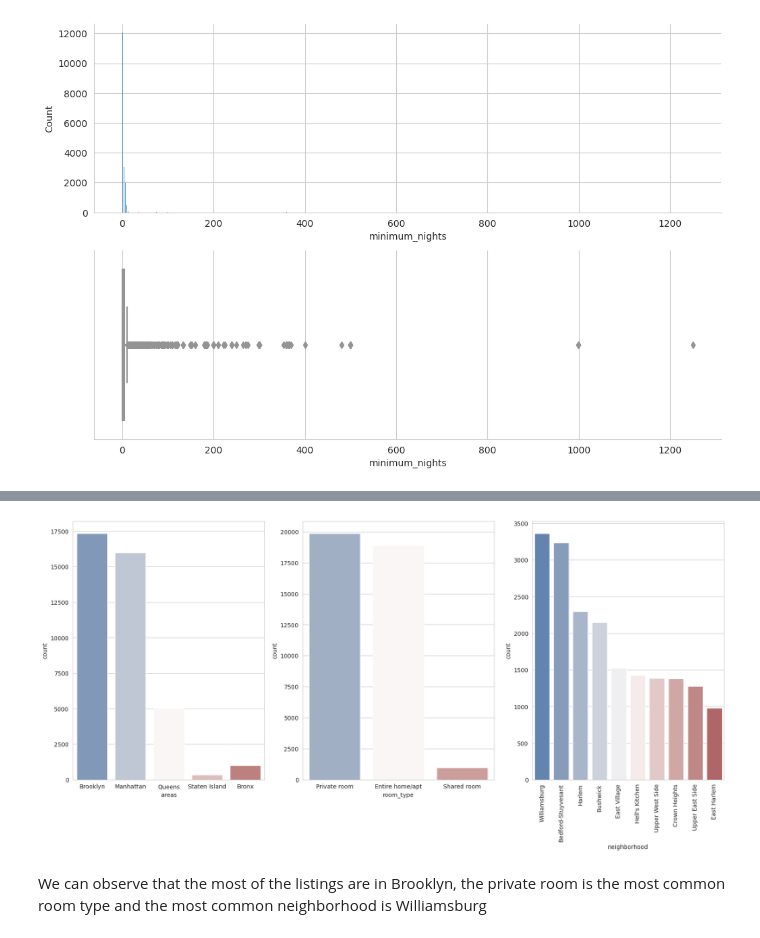
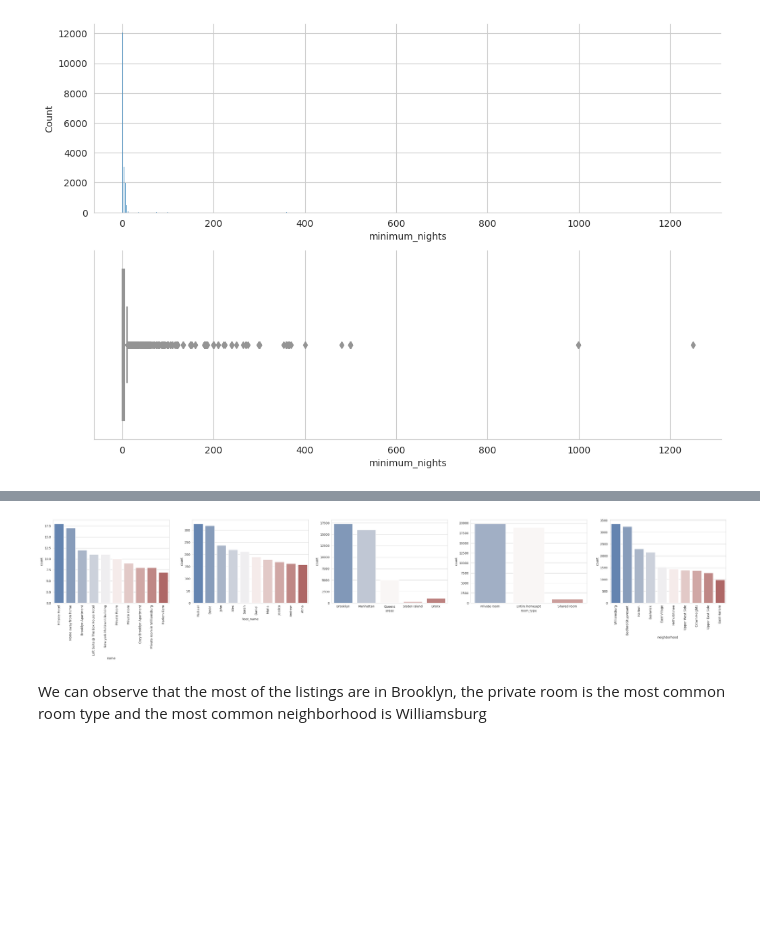
Before and after one commit to fevc08/new_york_city_airbnb_eda, a Jupyter notebook: src/explore.ipynb, the cells around one changed output, grey strips where cells are left out. Drawn from its saved outputs; the diff is of its cells as text; code cells hidden in the pictures; blank space fills up the shorter version.

```diff
--- a/src/explore.ipynb
+++ b/src/explore.ipynb
@@ -56,6 +54,6 @@ memory usage: 6.0+ MB
 We can see that there are 16 columns and 48,895 rows in the dataset. There are some missing values in the columns 'name', 'host_name', 'last_review' and 'reviews_per_month'. This dataset has 6 numerical columns and 10 categorical columns where the numerical columns are: 'id', 'host_id', 'latitude', 'longitude', 'price' and 'minimum_nights' and the categorical columns are: 'name', 'host_name', 'neighbourhood_group', 'neighbourhood', 'room_type', 'last_review', 'reviews_per_month', 'calculated_host_listings_count', 'availability_365'
 # %%
 # We need to drop the columns 'name', 'host_name', 'last_review' and 'reviews_per_month' because they are not relevant for our analysis
-df_airbnb_ny.drop(['name', 'host_name', 'last_review', 'reviews_per_month'], axis=1, inplace=True)
+df_airbnb_ny.drop(['id', 'host_id', 'last_review', 'reviews_per_month'], axis=1, inplace=True)
 df_airbnb_ny.head()
 # %% [output]
@@ -188,17 +186,21 @@ The lower limit is:  -5.0 and the upper limit is:  11.0
 # %%
 # Univariant analysis of the categorical variables
-fig, ax = plt.subplots(1, 3, figsize=(20, 8))
+fig, ax = plt.subplots(1, 5, figsize=(40, 5))
 
+# Countplot for 'name' top 10
+sns.countplot(data = df_airbnb_ny, x = 'name', ax=ax[0], palette='vlag', order=df_airbnb_ny['name'].value_counts().iloc[:10].index).set_xticklabels(ax[0].get_xticklabels(), rotation=90)
+# Countplot for 'host_name' top 10
+sns.countplot(data = df_airbnb_ny, x = 'host_name', ax=ax[1], palette='vlag', order=df_airbnb_ny['host_name'].value_counts().iloc[:10].index).set_xticklabels(ax[1].get_xticklabels(), rotation=90)
 # Countplot for 'areas'
-sns.countplot(data = df_airbnb_ny, x = 'areas', ax=ax[0], palette='vlag')
+sns.countplot(data = df_airbnb_ny, x = 'areas', ax=ax[2], palette='vlag')
 # Countplot for 'room_type'
-sns.countplot(data = df_airbnb_ny, x = 'room_type', ax=ax[1], palette='vlag')
-# Countplot for 'neighborhood'
-sns.countplot(data = df_airbnb_ny, x = 'neighborhood', ax=ax[2], palette='vlag', order=df_airbnb_ny['neighborhood'].value_counts().iloc[:10].index).set_xticklabels(ax[2].get_xticklabels(), rotation=90)
+sns.countplot(data = df_airbnb_ny, x = 'room_type', ax=ax[3], palette='vlag')
+# Countplot for 'neighborhood' top 10
+sns.countplot(data = df_airbnb_ny, x = 'neighborhood', ax=ax[4], palette='vlag', order=df_airbnb_ny['neighborhood'].value_counts().iloc[:10].index).set_xticklabels(ax[4].get_xticklabels(), rotation=90)
 
 plt.show()
 # %% [output]
-[figure, old version]
+[figure, new version]
 # %% [markdown]
 We can observe that the most of the listings are in Brooklyn, the private room is the most common room type and the most common neighborhood is Williamsburg
 # %%
```
Also changed, not shown: parts of 12 cells of this notebook.
